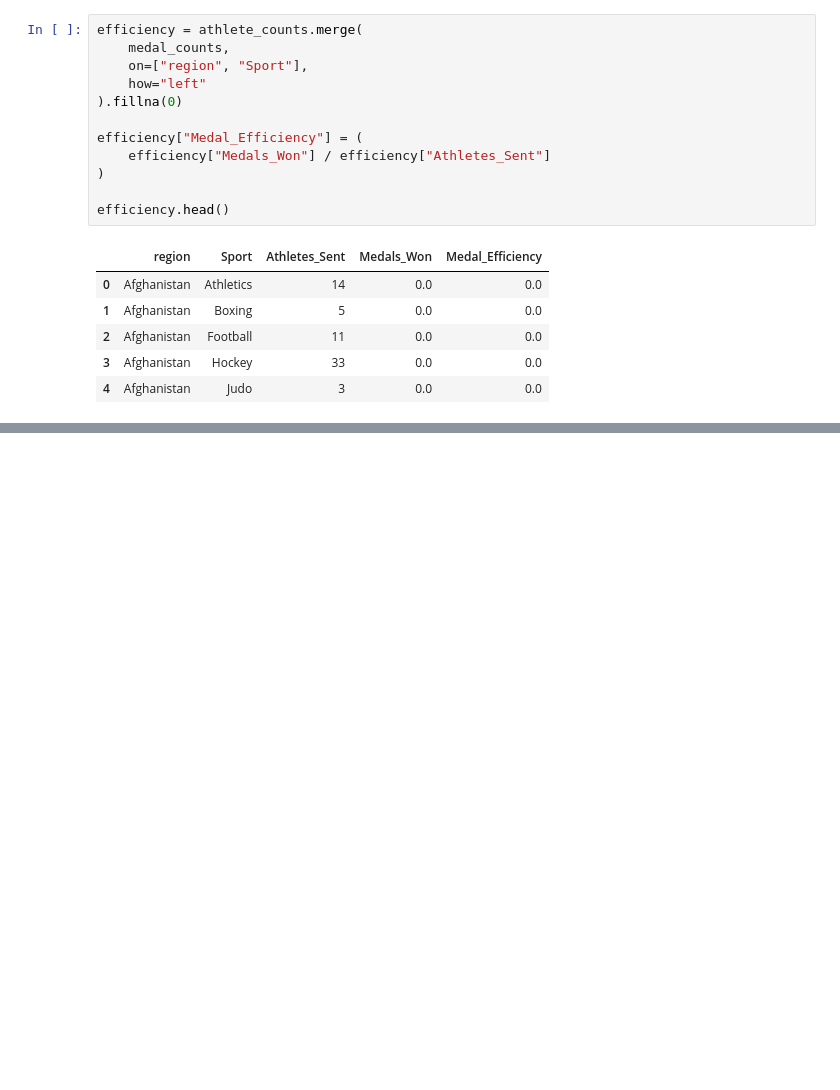
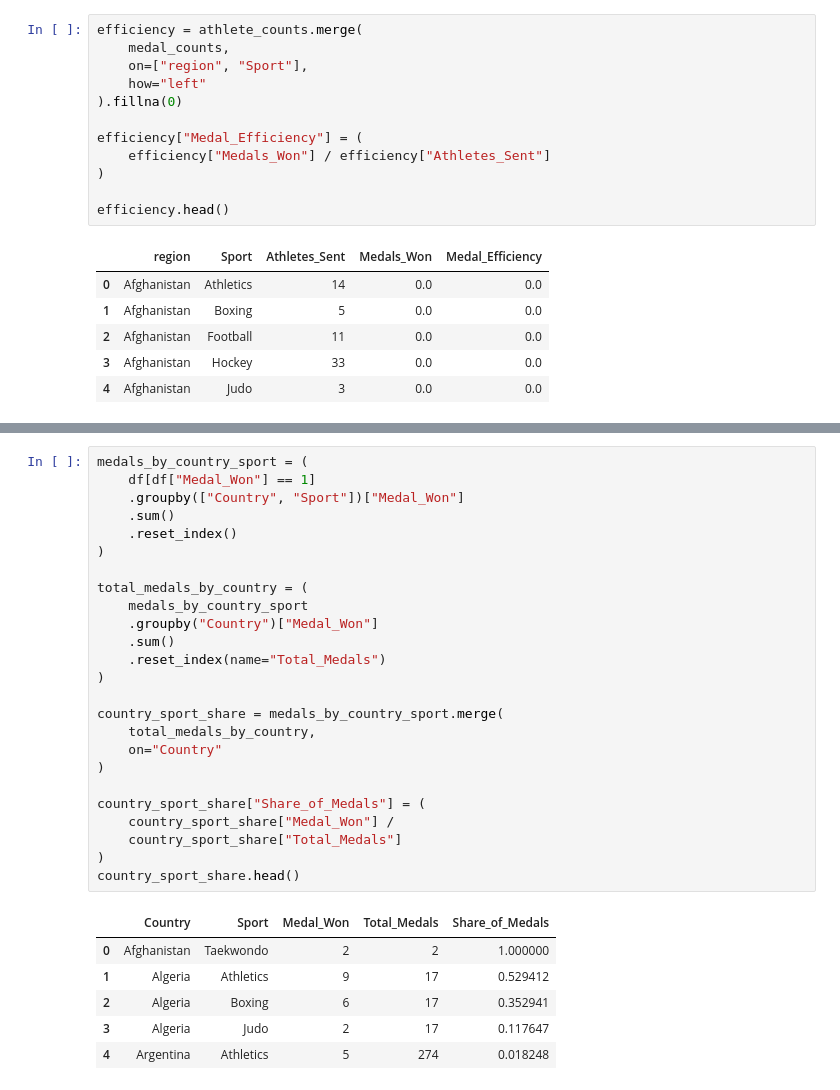
Before and after one commit to ShouryaBatra/fbla-data-analysis, a Jupyter notebook: olympics_analysis.ipynb, the cells around one changed output, grey strips where cells are left out. Drawn from its saved outputs; the diff is of its cells as text; blank space fills up the shorter version.

```diff
--- a/olympics_analysis.ipynb
+++ b/olympics_analysis.ipynb
@@ -126,0 +238,32 @@ efficiency.head()
+# %%
+medals_by_country_sport = (
+    df[df["Medal_Won"] == 1]
+    .groupby(["Country", "Sport"])["Medal_Won"]
+    .sum()
+    .reset_index()
+)
+
+total_medals_by_country = (
+    medals_by_country_sport
+    .groupby("Country")["Medal_Won"]
+    .sum()
+    .reset_index(name="Total_Medals")
+)
+
+country_sport_share = medals_by_country_sport.merge(
+    total_medals_by_country,
+    on="Country"
+)
+
+country_sport_share["Share_of_Medals"] = (
+    country_sport_share["Medal_Won"] /
+    country_sport_share["Total_Medals"]
+)
+country_sport_share.head()
+# %% [output]
+|  | Country | Sport | Medal_Won | Total_Medals | Share_of_Medals |
+| 0 | Afghanistan | Taekwondo | 2 | 2 | 1.000000 |
+| 1 | Algeria | Athletics | 9 | 17 | 0.529412 |
+| 2 | Algeria | Boxing | 6 | 17 | 0.352941 |
+| 3 | Algeria | Judo | 2 | 17 | 0.117647 |
+| 4 | Argentina | Athletics | 5 | 274 | 0.018248 |
```
Also changed, not shown: parts of 6 cells of this notebook.
